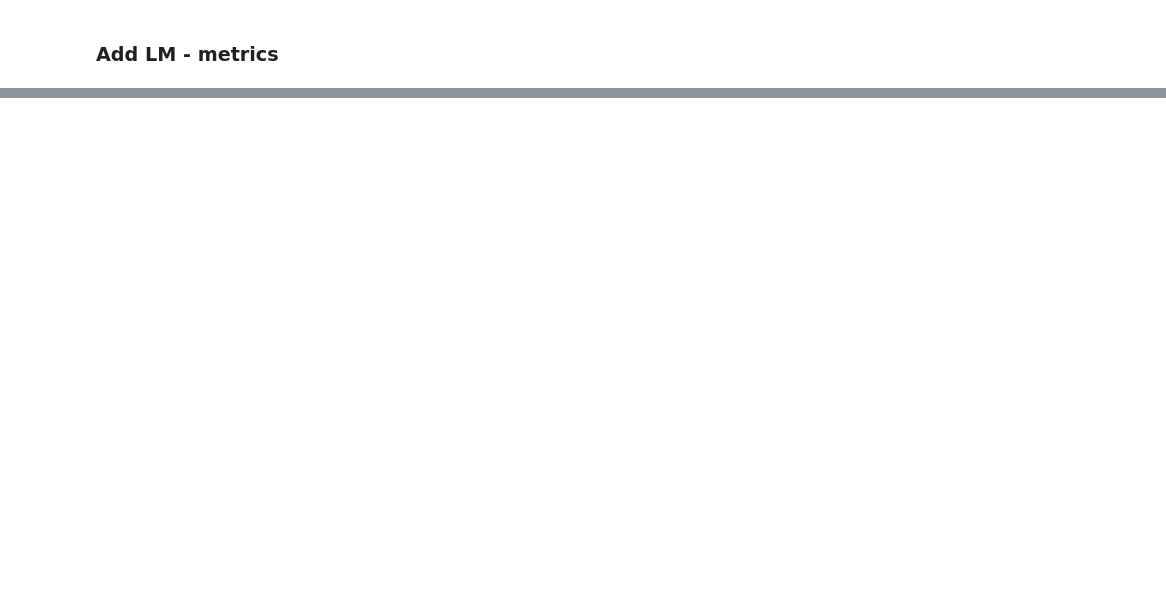
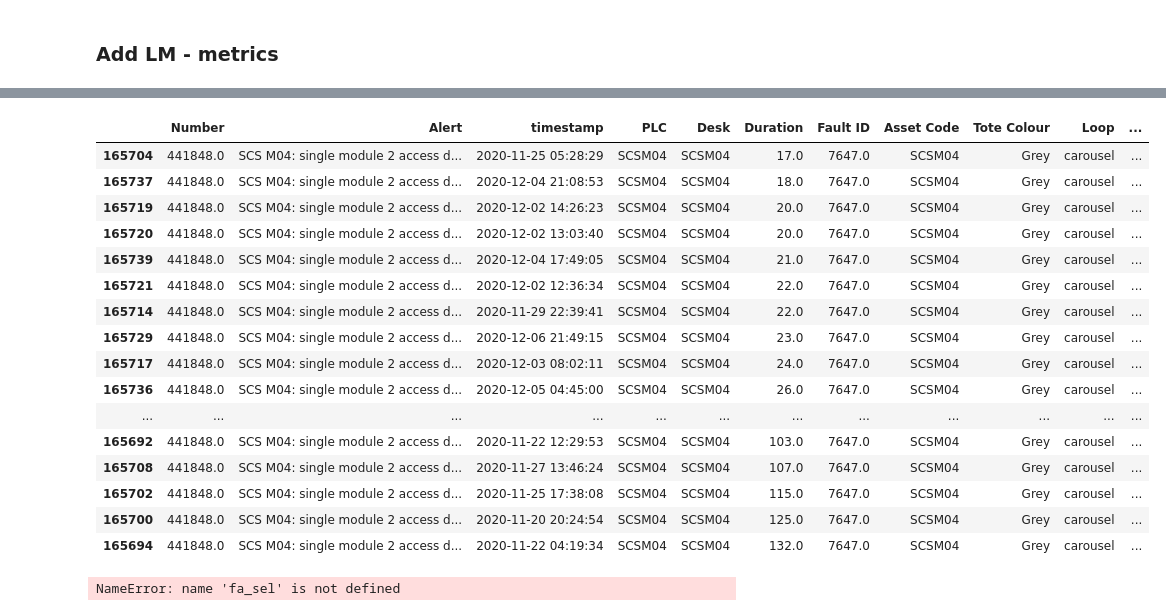
Before and after one commit to ch4413/scs, a Jupyter notebook: notebooks/Basic Model Jamie.ipynb, the cells around one changed output, grey strips where cells are left out. Drawn from its saved outputs; the diff is of its cells as text; code cells hidden in the pictures; blank space fills up the shorter version.

```diff
--- a/notebooks/Basic Model Jamie.ipynb
+++ b/notebooks/Basic Model Jamie.ipynb
@@ -145,4 +208,26 @@ faPT[faPT['PLC']=='C10']
+# %%
+fa[fa['Fault ID']==7647]
+# %% [output]
+|  | Number | Alert | timestamp | PLC | Desk | Duration | Fault ID | Asset Code | Tote Colour | Loop | ... |
+| 165704 | 441848.0 | SCS M04: single module 2 access d... | 2020-11-25 05:28:29 | SCSM04 | SCSM04 | 17.0 | 7647.0 | SCSM04 | Grey | carousel | ... |
+| 165737 | 441848.0 | SCS M04: single module 2 access d... | 2020-12-04 21:08:53 | SCSM04 | SCSM04 | 18.0 | 7647.0 | SCSM04 | Grey | carousel | ... |
+| 165719 | 441848.0 | SCS M04: single module 2 access d... | 2020-12-02 14:26:23 | SCSM04 | SCSM04 | 20.0 | 7647.0 | SCSM04 | Grey | carousel | ... |
+| 165720 | 441848.0 | SCS M04: single module 2 access d... | 2020-12-02 13:03:40 | SCSM04 | SCSM04 | 20.0 | 7647.0 | SCSM04 | Grey | carousel | ... |
+| 165739 | 441848.0 | SCS M04: single module 2 access d... | 2020-12-04 17:49:05 | SCSM04 | SCSM04 | 21.0 | 7647.0 | SCSM04 | Grey | carousel | ... |
+| 165721 | 441848.0 | SCS M04: single module 2 access d... | 2020-12-02 12:36:34 | SCSM04 | SCSM04 | 22.0 | 7647.0 | SCSM04 | Grey | carousel | ... |
+| 165714 | 441848.0 | SCS M04: single module 2 access d... | 2020-11-29 22:39:41 | SCSM04 | SCSM04 | 22.0 | 7647.0 | SCSM04 | Grey | carousel | ... |
+| 165729 | 441848.0 | SCS M04: single module 2 access d... | 2020-12-06 21:49:15 | SCSM04 | SCSM04 | 23.0 | 7647.0 | SCSM04 | Grey | carousel | ... |
+| 165717 | 441848.0 | SCS M04: single module 2 access d... | 2020-12-03 08:02:11 | SCSM04 | SCSM04 | 24.0 | 7647.0 | SCSM04 | Grey | carousel | ... |
+| 165736 | 441848.0 | SCS M04: single module 2 access d... | 2020-12-05 04:45:00 | SCSM04 | SCSM04 | 26.0 | 7647.0 | SCSM04 | Grey | carousel | ... |
+| ... | ... | ... | ... | ... | ... | ... | ... | ... | ... | ... | ... |
+| 165692 | 441848.0 | SCS M04: single module 2 access d... | 2020-11-22 12:29:53 | SCSM04 | SCSM04 | 103.0 | 7647.0 | SCSM04 | Grey | carousel | ... |
+| 165708 | 441848.0 | SCS M04: single module 2 access d... | 2020-11-27 13:46:24 | SCSM04 | SCSM04 | 107.0 | 7647.0 | SCSM04 | Grey | carousel | ... |
+| 165702 | 441848.0 | SCS M04: single module 2 access d... | 2020-11-25 17:38:08 | SCSM04 | SCSM04 | 115.0 | 7647.0 | SCSM04 | Grey | carousel | ... |
+| 165700 | 441848.0 | SCS M04: single module 2 access d... | 2020-11-20 20:24:54 | SCSM04 | SCSM04 | 125.0 | 7647.0 | SCSM04 | Grey | carousel | ... |
+| 165694 | 441848.0 | SCS M04: single module 2 access d... | 2020-11-22 04:19:34 | SCSM04 | SCSM04 | 132.0 | 7647.0 | SCSM04 | Grey | carousel | ... |
 # %%
-fa_sel[fa_sel['Pick Station']!=False]['Asset Code'].value_counts()
+fa[fa['Pick Station']!=False]['Asset Code'].value_counts()
+# %% [output]
+NameError: name 'fa_sel' is not defined
 # %%
 X
```
Also changed, not shown: parts of 19 cells of this notebook, 2 other files.
